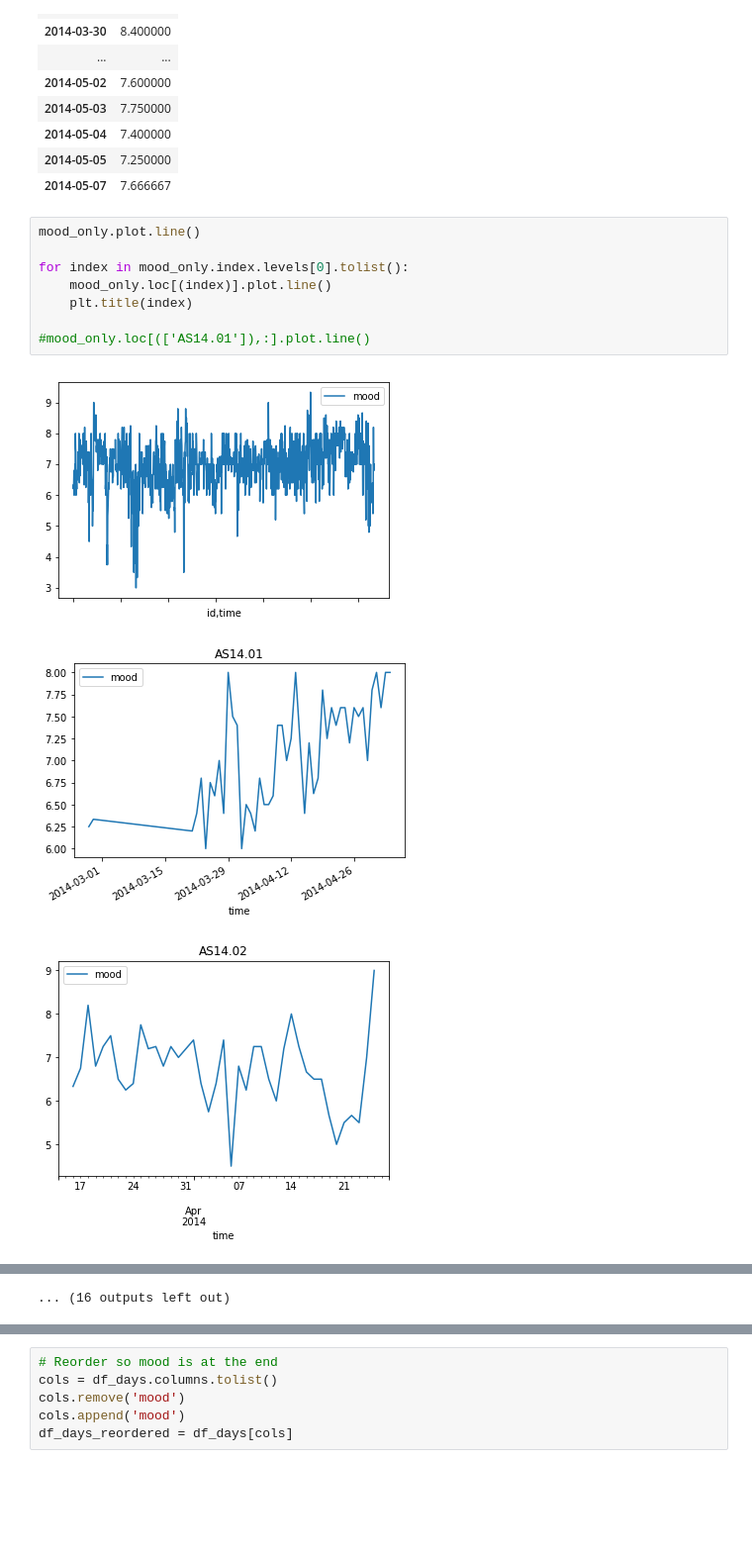
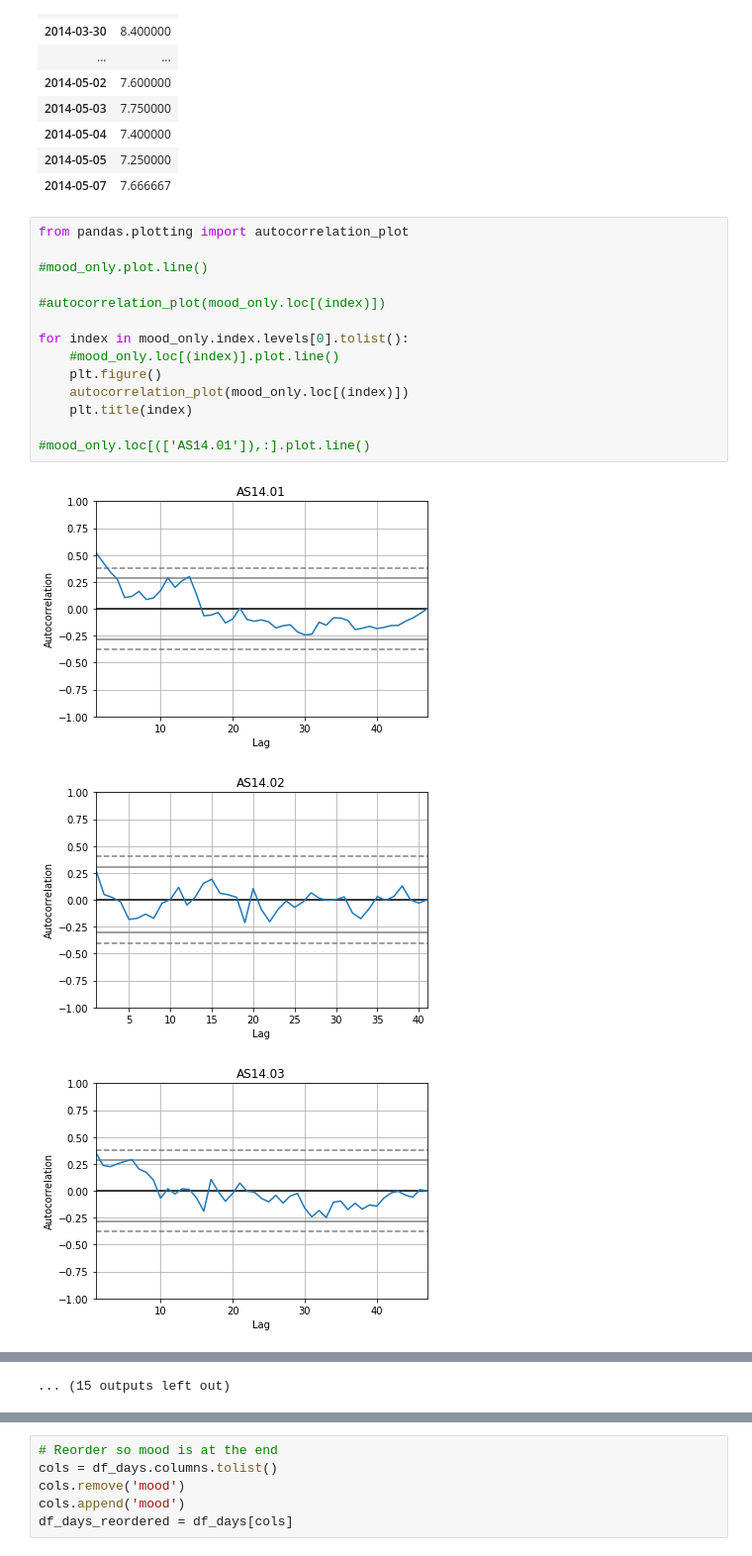
Before and after one commit to jelrae/dataMineAss1, a Jupyter notebook: DMT1-Jordan_Work.ipynb, the cells around one changed output, grey strips where cells are left out. Shown at 99% size. Saved outputs shown, nothing was run; the diff lists cells and outputs as text; blank space fills up the shorter version.

```diff
--- a/DMT1-Jordan_Work.ipynb
+++ b/DMT1-Jordan_Work.ipynb
@@ -149,14 +149,20 @@ mood_only.loc[('AS14.03')]
 | 2014-05-05 | 7.250000 |
 | 2014-05-07 | 7.666667 |
 # %%
-mood_only.plot.line()
+from pandas.plotting import autocorrelation_plot
+
+#mood_only.plot.line()
+
+#autocorrelation_plot(mood_only.loc[(index)])
 
 for index in mood_only.index.levels[0].tolist():
-    mood_only.loc[(index)].plot.line()
+    #mood_only.loc[(index)].plot.line()
+    plt.figure()
+    autocorrelation_plot(mood_only.loc[(index)])
     plt.title(index)
 
 #mood_only.loc[(['AS14.01']),:].plot.line()
 # %% [output]
-[figure, old version]
+[figure, new version]
-[figure, old version]
+[figure, new version]
-[figure, old version]
+[figure, new version]
@@ -172 +178 @@ for index in mood_only.index.levels[0].tolist():
-... (16 outputs left out)
+... (15 outputs left out)
```
Also changed, not shown: parts of 5 cells of this notebook, 1 other file.
